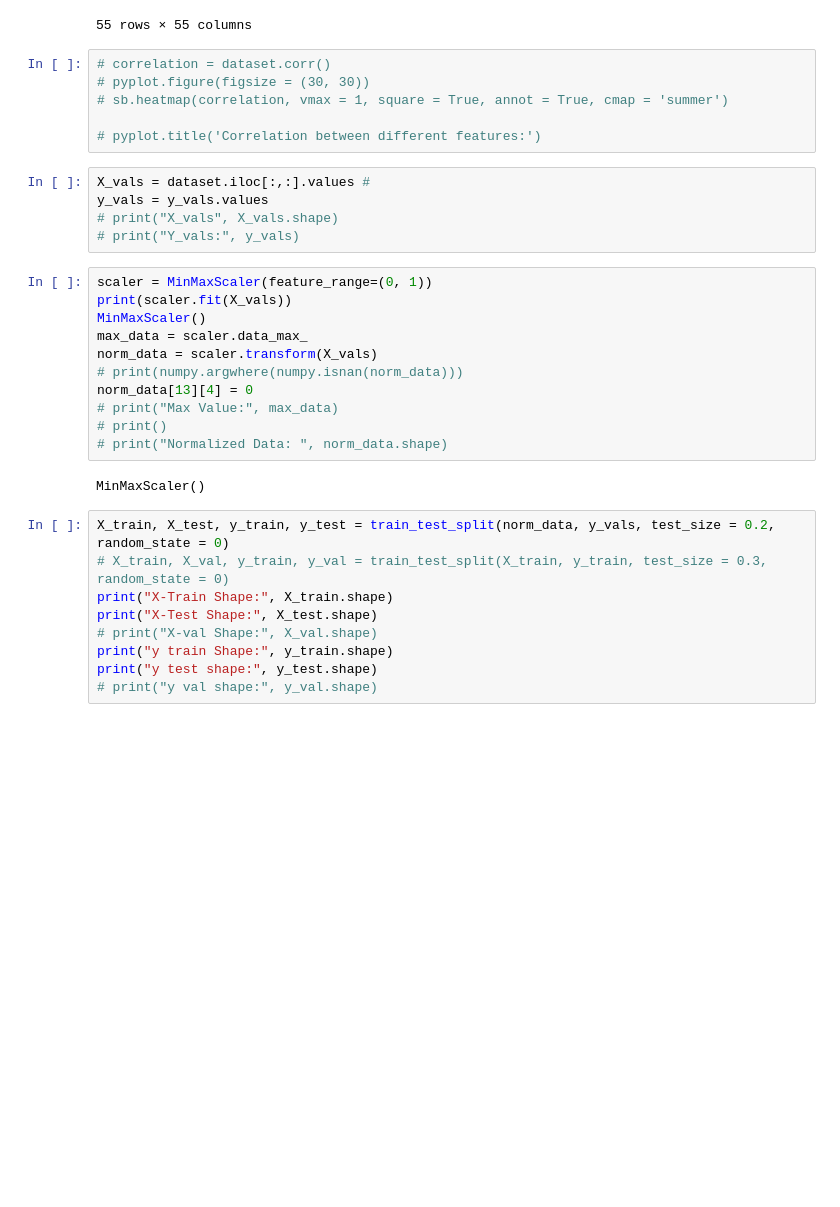
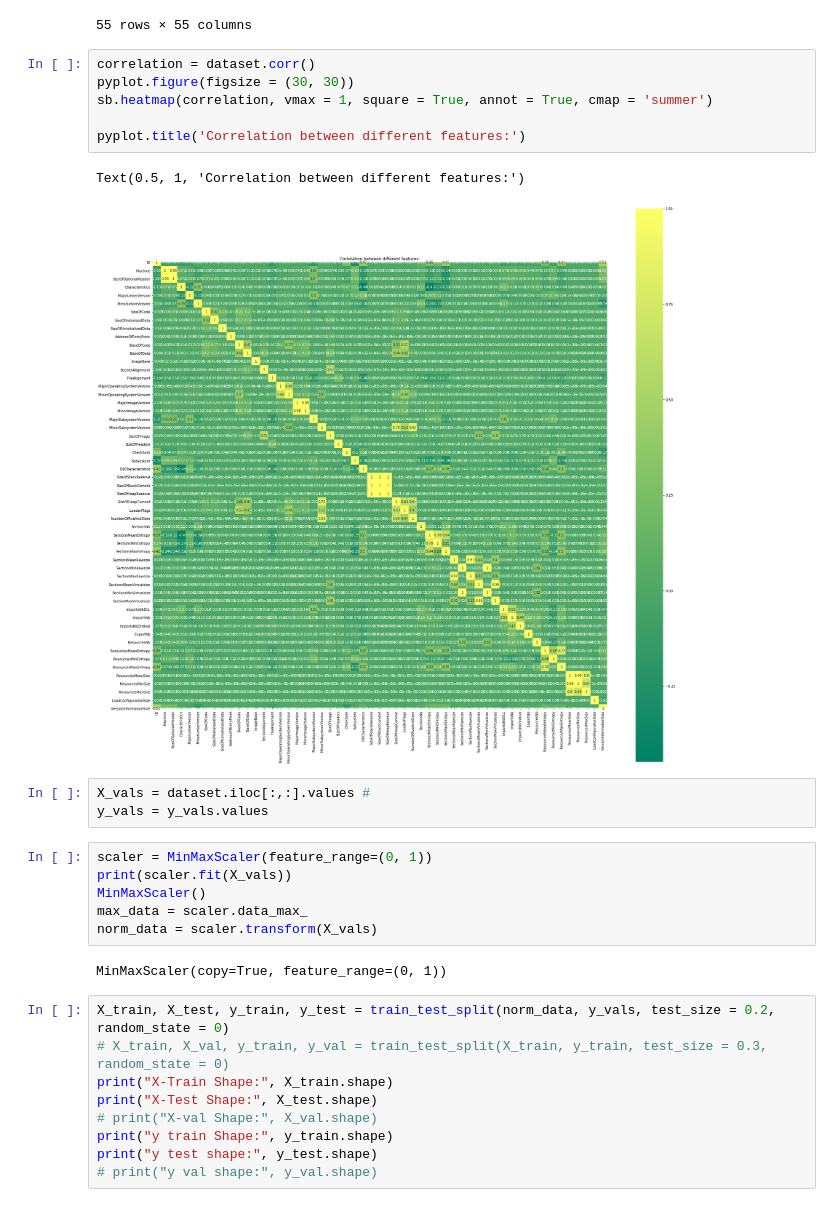
Before and after one commit to bethanie13/CSC-5220-Final-Project, a Jupyter notebook: Boy.ipynb, the cells around one changed output. Cells and saved outputs as stored; diff of their text form; blank space fills up the shorter version.

```diff
--- a/Boy.ipynb
+++ b/Boy.ipynb
@@ -97,29 +83,25 @@ dataset.corr()
 | VersionInformationSize | 0.511307 | 0.231100 | 0.227293 | 0.020352 | -0.027587 | -0.190963 | ... |
 55 rows × 55 columns
 # %%
-# correlation = dataset.corr()
-# pyplot.figure(figsize = (30, 30))
-# sb.heatmap(correlation, vmax = 1, square = True, annot = True, cmap = 'summer')
+correlation = dataset.corr()
+pyplot.figure(figsize = (30, 30))
+sb.heatmap(correlation, vmax = 1, square = True, annot = True, cmap = 'summer')
 
-# pyplot.title('Correlation between different features:')
+pyplot.title('Correlation between different features:')
+# %% [output]
+Text(0.5, 1, 'Correlation between different features:')
+[figure, added]
 # %%
 X_vals = dataset.iloc[:,:].values #
 y_vals = y_vals.values
-# print("X_vals", X_vals.shape)
-# print("Y_vals:", y_vals)
 # %%
 scaler = MinMaxScaler(feature_range=(0, 1))
 print(scaler.fit(X_vals))
 MinMaxScaler()
 max_data = scaler.data_max_
 norm_data = scaler.transform(X_vals)
-# print(numpy.argwhere(numpy.isnan(norm_data)))
-norm_data[13][4] = 0
-# print("Max Value:", max_data)
-# print()
-# print("Normalized Data: ", norm_data.shape)
 # %% [output]
-MinMaxScaler()
+MinMaxScaler(copy=True, feature_range=(0, 1))
 # %%
 X_train, X_test, y_train, y_test = train_test_split(norm_data, y_vals, test_size = 0.2, random_state = 0)
 # X_train, X_val, y_train, y_val = train_test_split(X_train, y_train, test_size = 0.3, random_state = 0)
```
Also changed, not shown: parts of 16 cells of this notebook.
